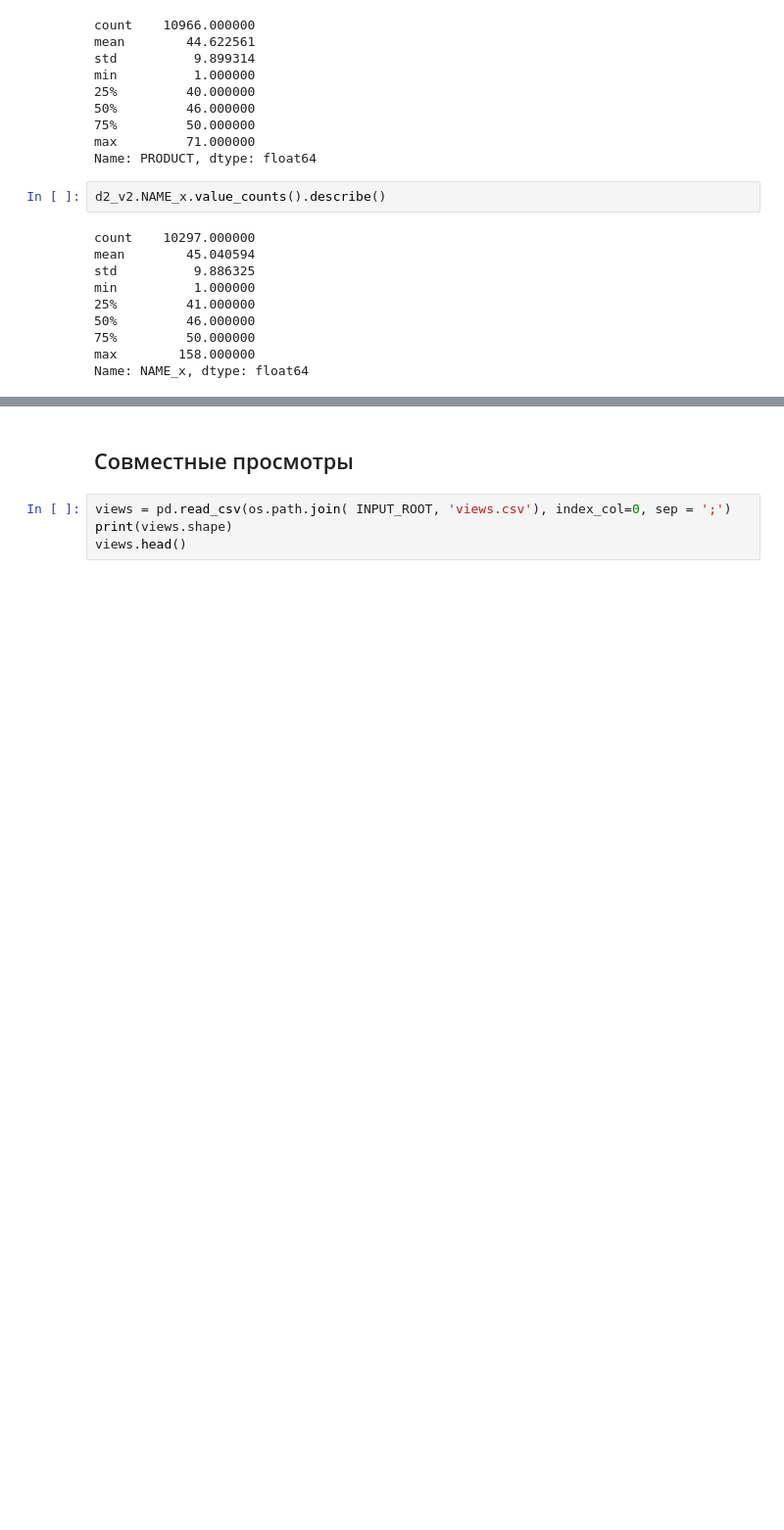
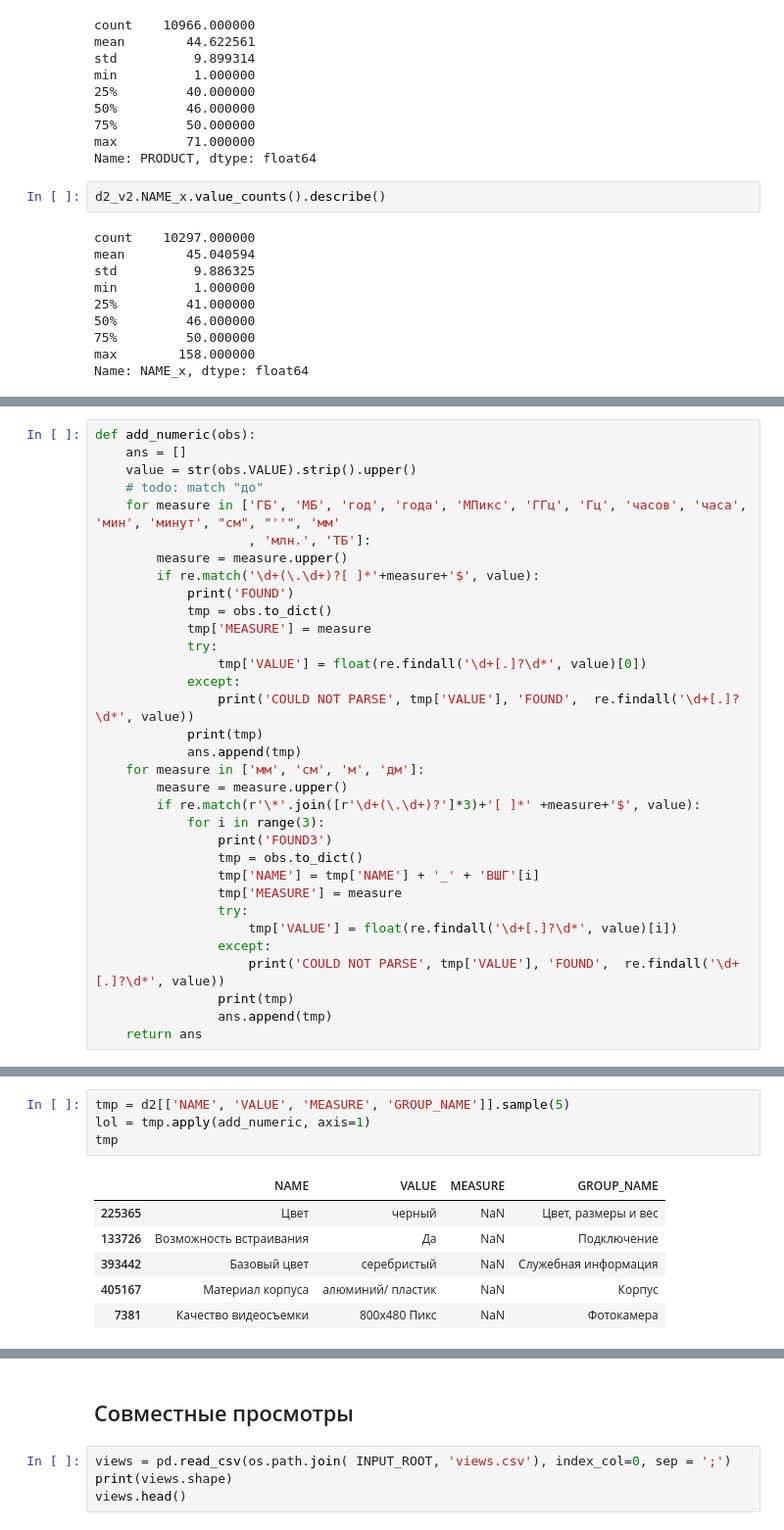
Before and after one commit to avidale/mvideo_hack, a Jupyter notebook: exploratory/all_datasets_lookat.ipynb, the cells around one changed output, grey strips where cells are left out. Shown at 98% size. Drawn from its saved outputs; the diff is of its cells as text; blank space fills up the shorter version.

```diff
--- a/exploratory/all_datasets_lookat.ipynb
+++ b/exploratory/all_datasets_lookat.ipynb
@@ -345,0 +381,33 @@ d2.head()
+# %%
+def add_numeric(obs):
+    ans = []
+    value = str(obs.VALUE).strip().upper()
+    # todo: match "до"
+    for measure in ['ГБ', 'МБ', 'год', 'года', 'МПикс', 'ГГц', 'Гц', 'часов', 'часа', 'мин', 'минут', "см", "''", 'мм'
+                    , 'млн.', 'ТБ']:
+        measure = measure.upper()
+        if re.match('\d+(\.\d+)?[ ]*'+measure+'$', value):
+            print('FOUND')
+            tmp = obs.to_dict()
+            tmp['MEASURE'] = measure
+            try:
+                tmp['VALUE'] = float(re.findall('\d+[.]?\d*', value)[0])
+            except:
+                print('COULD NOT PARSE', tmp['VALUE'], 'FOUND',  re.findall('\d+[.]?\d*', value))
+            print(tmp)
+            ans.append(tmp)
+    for measure in ['мм', 'см', 'м', 'дм']:
+        measure = measure.upper()
+        if re.match(r'\*'.join([r'\d+(\.\d+)?']*3)+'[ ]*' +measure+'$', value):
+            for i in range(3):
+                print('FOUND3')
+                tmp = obs.to_dict()
+                tmp['NAME'] = tmp['NAME'] + '_' + 'ВШГ'[i]
+                tmp['MEASURE'] = measure
+                try:
+                    tmp['VALUE'] = float(re.findall('\d+[.]?\d*', value)[i])
+                except:
+                    print('COULD NOT PARSE', tmp['VALUE'], 'FOUND',  re.findall('\d+[.]?\d*', value))
+                print(tmp)
+                ans.append(tmp)
+    return ans
@@ -345,0 +447,11 @@ d2.head()
+# %%
+tmp = d2[['NAME', 'VALUE', 'MEASURE', 'GROUP_NAME']].sample(5)
+lol = tmp.apply(add_numeric, axis=1)
+tmp
+# %% [output]
+|  | NAME | VALUE | MEASURE | GROUP_NAME |
+| 225365 | Цвет | черный | NaN | Цвет, размеры и вес |
+| 133726 | Возможность встраивания | Да | NaN | Подключение |
+| 393442 | Базовый цвет | серебристый | NaN | Служебная информация |
+| 405167 | Материал корпуса | алюминий/ пластик | NaN | Корпус |
+| 7381 | Качество видеосъемки | 800x480 Пикс | NaN | Фотокамера |
```
Also changed, not shown: parts of 17 cells of this notebook, 5 other files.
